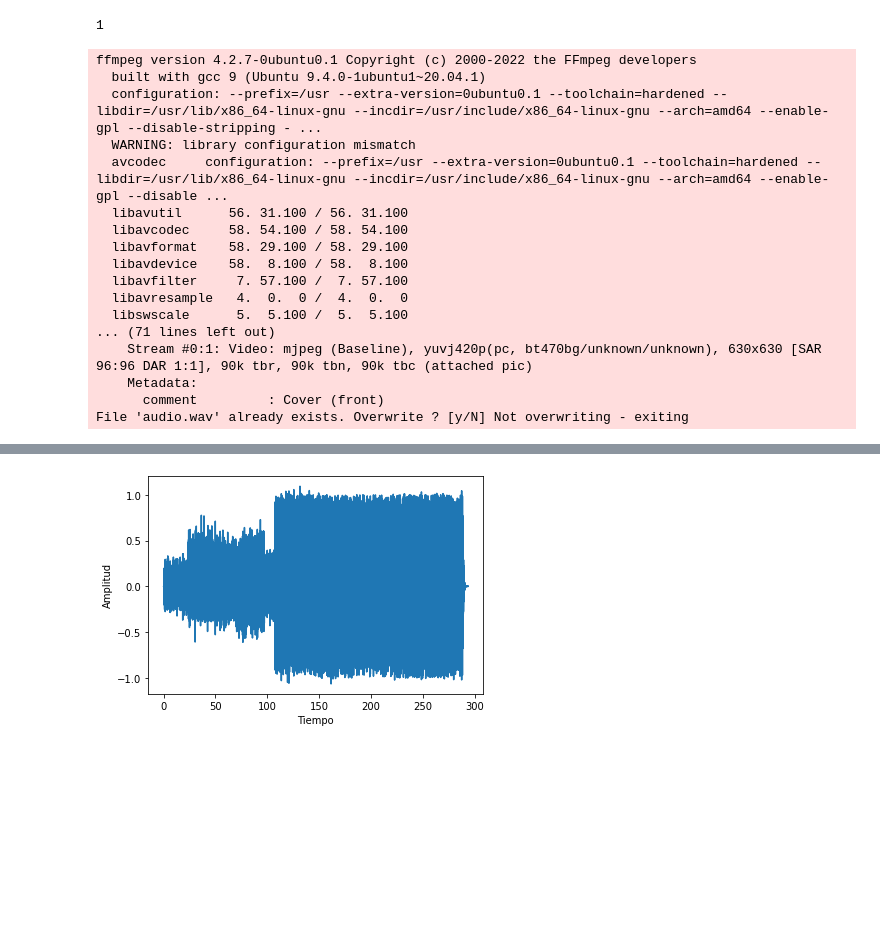
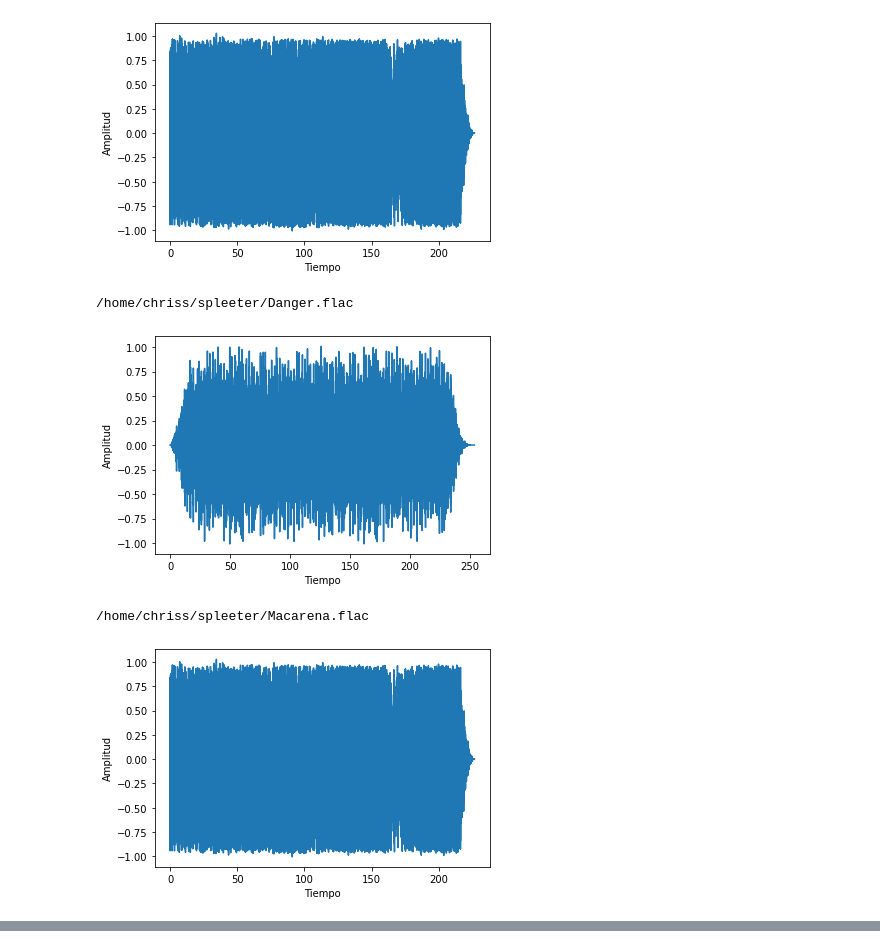
Before and after one commit to darkmclo/audio-ai-project, a Jupyter notebook: audio_spectrum.ipynb, the cells around one changed output, grey strips where cells are left out. Cells and saved outputs as stored; diff of their text form; code cells hidden in the pictures; blank space fills up the shorter version.

```diff
--- a/audio_spectrum.ipynb
+++ b/audio_spectrum.ipynb
@@ -10,27 +10,33 @@ from glob import glob
 import librosa as lr
 # %%
 #Importar los archivos de audio desde el directorio especificado
-data_dir = ''
+compat_format = 'flac'
+
+data_dir = '/home/chriss/spleeter/'
+audio_files = glob(data_dir + '*.'+str(compat_format)+'')
 
 #Soporte: mp3,wav,flac,aiff,wma.
 #command = subprocess.call("ffmpeg -i *.mp3 audio.wav",shell=True)
 #print(command)
-# %% [output]
-1
-ffmpeg version 4.2.7-0ubuntu0.1 Copyright (c) 2000-2022 the FFmpeg developers
-  built with gcc 9 (Ubuntu 9.4.0-1ubuntu1~20.04.1)
-  configuration: --prefix=/usr --extra-version=0ubuntu0.1 --toolchain=hardened --libdir=/usr/lib/x86_64-linux-gnu --incdir=/usr/include/x86_64-linux-gnu --arch=amd64 --enable-gpl --disable-stripping - ...
-  WARNING: library configuration mismatch
-  avcodec     configuration: --prefix=/usr --extra-version=0ubuntu0.1 --toolchain=hardened --libdir=/usr/lib/x86_64-linux-gnu --incdir=/usr/include/x86_64-linux-gnu --arch=amd64 --enable-gpl --disable ...
-  libavutil      56. 31.100 / 56. 31.100
-  libavcodec     58. 54.100 / 58. 54.100
-  libavformat    58. 29.100 / 58. 29.100
-  libavdevice    58.  8.100 / 58.  8.100
-  libavfilter     7. 57.100 /  7. 57.100
-  libavresample   4.  0.  0 /  4.  0.  0
-  libswscale      5.  5.100 /  5.  5.100
-... (71 lines left out)
-    Stream #0:1: Video: mjpeg (Baseline), yuvj420p(pc, bt470bg/unknown/unknown), 630x630 [SAR 96:96 DAR 1:1], 90k tbr, 90k tbn, 90k tbc (attached pic)
-    Metadata:
-      comment         : Cover (front)
-File 'audio.wav' already exists. Overwrite ? [y/N] Not overwriting - exiting
+# %%
+%%time
+
+#Realizar la lectura de todos los archivos de audio
+for file in range(0, len(audio_files), 1):
+
+    #Leer el primer archivo de audio, crear el arreglo de tiempo (timeline)
+    audio, sfreq = lr.load(audio_files[file])
+    time = np.arange(0, len(audio)) / sfreq
+
+    #Graficar el audio sobre el tiempo
+    fig, ax = plt.subplots()
+    ax.plot(time, audio)
+    ax.set(xlabel="Tiempo",ylabel="Amplitud")
+    plt.show()
+    print(audio_files[file])
+# %% [output]
+[figure, added]
+/home/chriss/spleeter/Danger.flac
+[figure, added]
+/home/chriss/spleeter/Macarena.flac
+[figure, added]
@@ -42,7 +51,5 @@ time = np.arange(0, len(audio)) / sfreq
 # %%
-fig, ax = plt.subplots()
-ax.plot(time, audio)
-ax.set(xlabel="Tiempo",ylabel="Amplitud")
-plt.show()
+#fig, ax = plt.subplots()
+#ax.plot(time, audio)
+#ax.set(xlabel="Tiempo",ylabel="Amplitud")
+#plt.show()
-# %% [output]
-[figure, removed]
```
Also changed, not shown: parts of 3 cells of this notebook, 4 other files.
